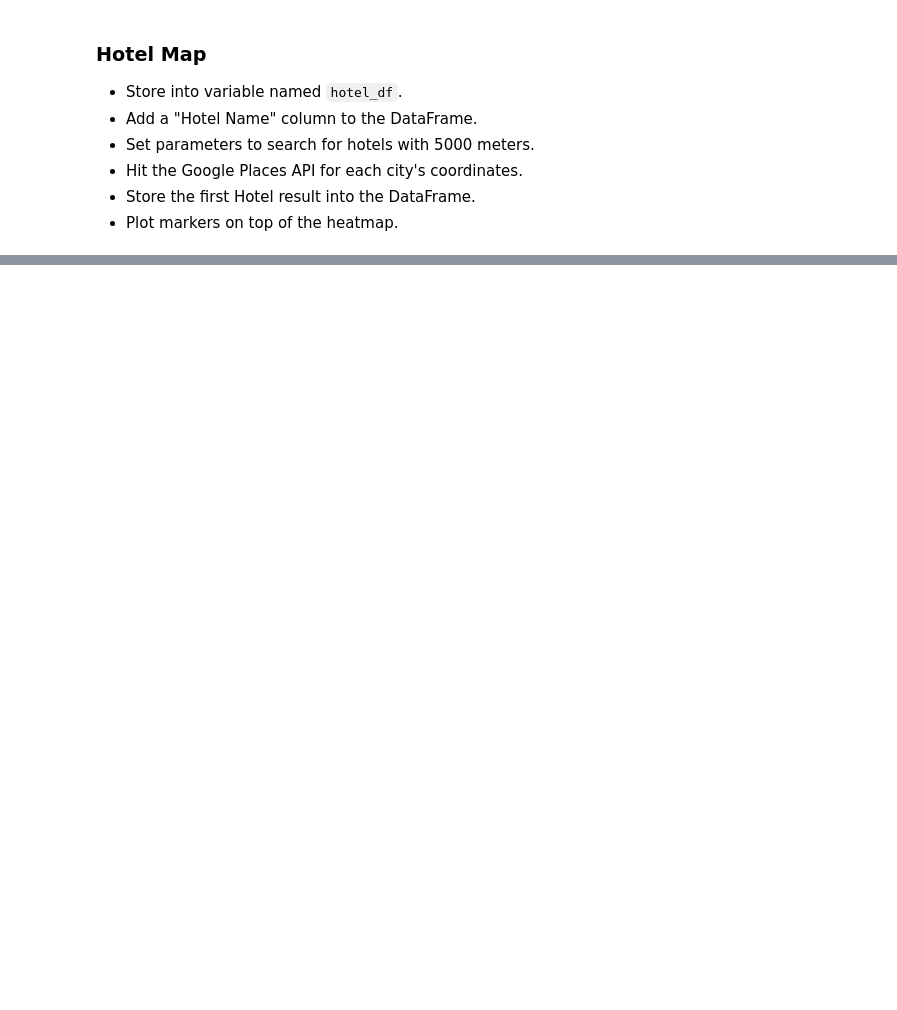
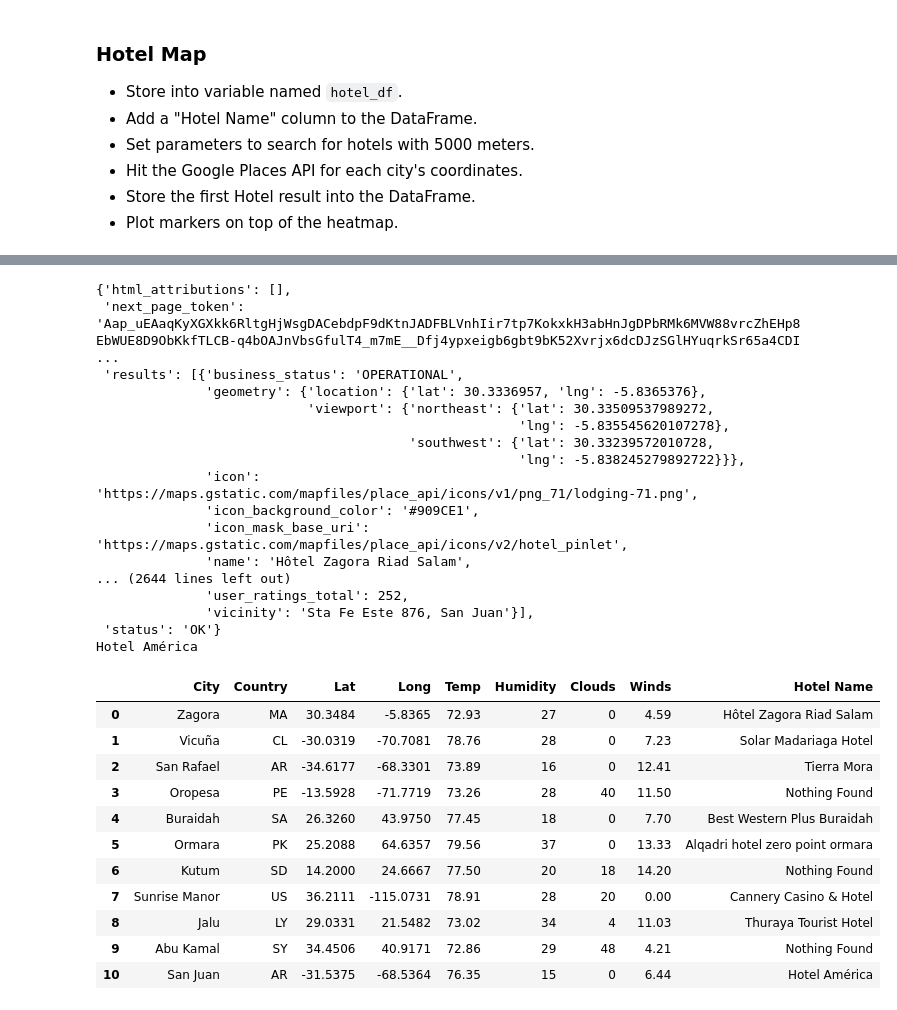
Before and after one commit to wpj174/python-api-challenge, a Jupyter notebook: VacationPy.ipynb, the cells around one changed output, grey strips where cells are left out. Saved outputs shown, nothing was run; the diff lists cells and outputs as text; code cells hidden in the pictures; blank space fills up the shorter version.

```diff
--- a/VacationPy.ipynb
+++ b/VacationPy.ipynb
@@ -108,3 +142,67 @@ my_cities.reset_index(drop=True)
+# %%
+# Set fixed search parameters
+
+target_search = 'Hotel'
+target_radius = 5000
+target_type = 'hotel'
+
+base_url = 'https://maps.googleapis.com/maps/api/place/nearbysearch/json'
+
+for index, row in hotel_df.iterrows():
+
+    target_coordinates = f"{row['Lat']}, {row['Long']}"
+
+    # set up a parameters dictionary
+    params = {
+        "location": target_coordinates,
+        "keyword": target_search,
+        "radius": target_radius,
+        "type": target_type,
+        "key": g_key
+    }
+
+    try:
+        response = requests.get(base_url, params=params)
+        nearest_hotel = response.json()['results'][0]['name']
+    except:
+        nearest_hotel = 'Nothing Found'
+
+    pprint(response.json())
+    print(nearest_hotel)
+
+    hotel_df.loc[index, 'Hotel Name'] = nearest_hotel
+
+hotel_df
+# %% [output]
+{'html_attributions': [],
+ 'next_page_token': 'Aap_uEAaqKyXGXkk6RltgHjWsgDACebdpF9dKtnJADFBLVnhIir7tp7KokxkH3abHnJgDPbRMk6MVW88vrcZhEHp8EbWUE8D9ObKkfTLCB-q4bOAJnVbsGfulT4_m7mE__Dfj4ypxeigb6gbt9bK52Xvrjx6dcDJzSGlHYuqrkSr65a4CDI ...
+ 'results': [{'business_status': 'OPERATIONAL',
+              'geometry': {'location': {'lat': 30.3336957, 'lng': -5.8365376},
+                           'viewport': {'northeast': {'lat': 30.33509537989272,
+                                                      'lng': -5.835545620107278},
+                                        'southwest': {'lat': 30.33239572010728,
+                                                      'lng': -5.838245279892722}}},
+              'icon': 'https://maps.gstatic.com/mapfiles/place_api/icons/v1/png_71/lodging-71.png',
+              'icon_background_color': '#909CE1',
+              'icon_mask_base_uri': 'https://maps.gstatic.com/mapfiles/place_api/icons/v2/hotel_pinlet',
+              'name': 'Hôtel Zagora Riad Salam',
+... (2644 lines left out)
+              'user_ratings_total': 252,
+              'vicinity': 'Sta Fe Este 876, San Juan'}],
+ 'status': 'OK'}
+Hotel América
+|  | City | Country | Lat | Long | Temp | Humidity | Clouds | Winds | Hotel Name |
+| 0 | Zagora | MA | 30.3484 | -5.8365 | 72.93 | 27 | 0 | 4.59 | Hôtel Zagora Riad Salam |
+| 1 | Vicuña | CL | -30.0319 | -70.7081 | 78.76 | 28 | 0 | 7.23 | Solar Madariaga Hotel |
+| 2 | San Rafael | AR | -34.6177 | -68.3301 | 73.89 | 16 | 0 | 12.41 | Tierra Mora |
+| 3 | Oropesa | PE | -13.5928 | -71.7719 | 73.26 | 28 | 40 | 11.50 | Nothing Found |
+| 4 | Buraidah | SA | 26.3260 | 43.9750 | 77.45 | 18 | 0 | 7.70 | Best Western Plus Buraidah |
+| 5 | Ormara | PK | 25.2088 | 64.6357 | 79.56 | 37 | 0 | 13.33 | Alqadri hotel zero point ormara |
+| 6 | Kutum | SD | 14.2000 | 24.6667 | 77.50 | 20 | 18 | 14.20 | Nothing Found |
+| 7 | Sunrise Manor | US | 36.2111 | -115.0731 | 78.91 | 28 | 20 | 0.00 | Cannery Casino & Hotel |
+| 8 | Jalu | LY | 29.0331 | 21.5482 | 73.02 | 34 | 4 | 11.03 | Thuraya Tourist Hotel |
+| 9 | Abu Kamal | SY | 34.4506 | 40.9171 | 72.86 | 29 | 48 | 4.21 | Nothing Found |
+| 10 | San Juan | AR | -31.5375 | -68.5364 | 76.35 | 15 | 0 | 6.44 | Hotel América |
 # %%
 # NOTE: Do not change any of the code in this cell
 
```
Also changed, not shown: parts of 8 cells of this notebook, 16 other files.
